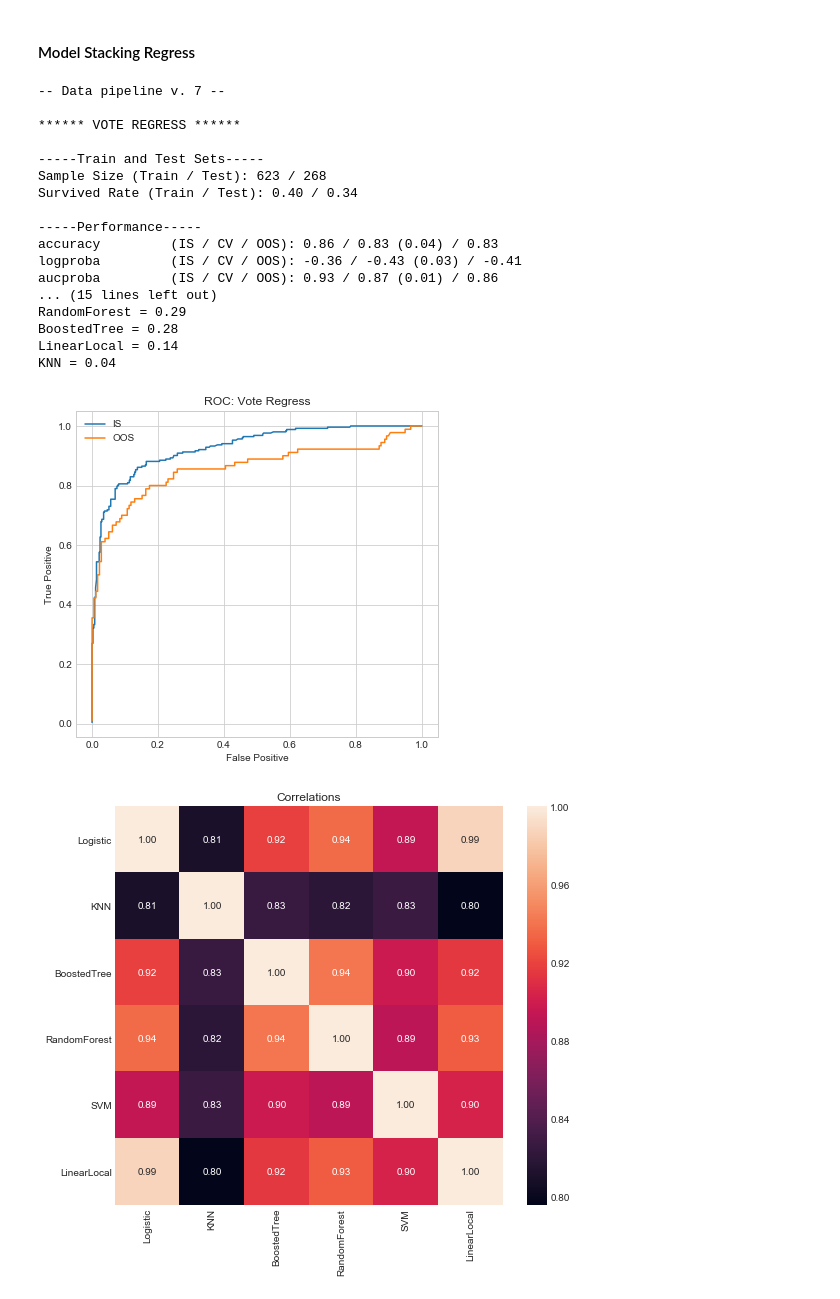
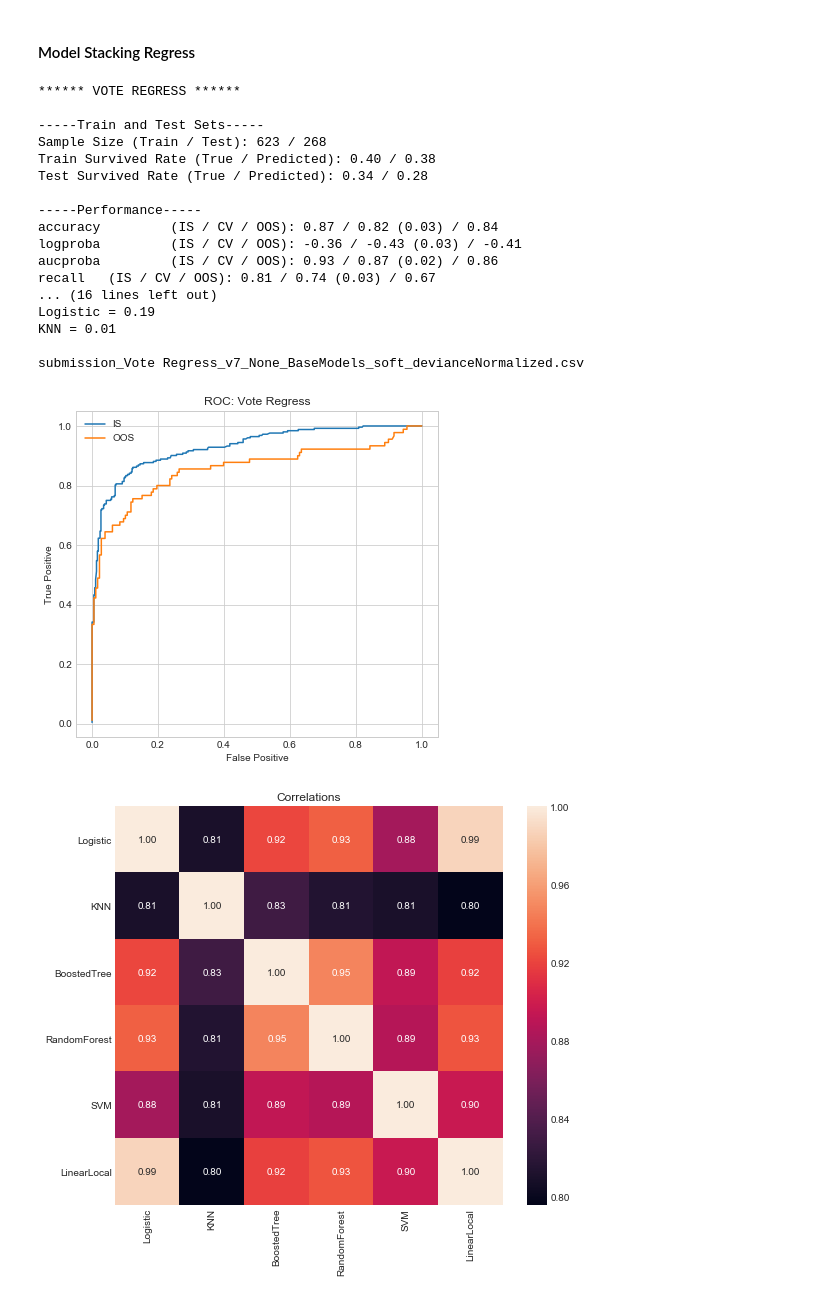
Before and after one commit to mysterious-ben/Titanic, a Jupyter notebook: run/run_model.ipynb, the cells around one changed output. Drawn from its saved outputs; the diff is of its cells as text; code cells hidden in the pictures.

```diff
--- a/run/run_model.ipynb
+++ b/run/run_model.ipynb
@@ -645,13 +667,15 @@ dtype: float64
 # %%
 np.random.seed(42)
 version = 7
+class_weight = None
 modelTreeCV = mdl.genModelCV(mdl.RandomForest, cv=5, grid={'max_leaf_nodes': (8, 16, 32, 64)})\
-    (scale='none', n_estimators=512, max_features=None, max_depth=None,class_weight='balanced')
+    (scale='none', n_estimators=512, max_features=None, max_depth=None, class_weight=class_weight)
 modelTreeCV.fitPredict(*[x for x in dtp.featuresPipelineTrainTest(dataOr, dataTOr, version=version)])
 modelTreeCV.printPlotSummary()
 submission = modelTreeCV.fitPredictSubmission(*dtp.featuresPipelineTrainTest(datafinOr, datafinTOr, version=version,
                                                                          verbose=False))
-submission.to_csv(os.path.join(submissionFolder, "submission_{}_v{}.csv".format(modelTreeCV.name, version)), index_label='PassengerId')
+submission.to_csv(os.path.join(submissionFolder, "submission_{}_v{}_{}.csv".format(
+    modelTreeCV.name, version, class_weight)), index_label='PassengerId')
 # %% [output]
 -- Data pipeline v. 7 --
 
@@ -680,11 +725,14 @@ max_leaf_nodes = 32.00
 # %%
 np.random.seed(42)
 version = 7
+class_weight = None#'balanced'
 modelBoostedTree = mdl.BoostedTree(scale='none', n_estimators=256, loss='deviance', learning_rate=0.1, subsample=1.,
-                                   max_features=None, max_depth=None, max_leaf_nodes=4, balanceWeights=True)
+                                   max_features=None, max_depth=None, max_leaf_nodes=4, class_weight=class_weight)
 modelBoostedTree.fitPredict(*[x for x in dtp.featuresPipelineTrainTest(dataOr, dataTOr, version=version)])
 modelBoostedTree.printPlotSummary()
 submission = modelBoostedTree.fitPredictSubmission(*dtp.featuresPipelineTrainTest(datafinOr, datafinTOr, version=version,
                                                                          verbose=False))
-submission.to_csv(os.path.join(submissionFolder, "submission_{}_v{}.csv".format(modelBoostedTree.name, version)), index_label='PassengerId')
+submissionName = "submission_{}_v{}_{}.csv".format(modelBoostedTree.name, version, class_weight)
+submission.to_csv(os.path.join(submissionFolder, submissionName), index_label='PassengerId')
+print(submissionName)
 # %% [output]
@@ -828,14 +900,16 @@ gamma = 0.06
 - Scale = 'none', as the features will be scaled by the Voting classifier
 # %%
 cv = 5
+# base_class_weight = 'balanced'
+base_class_weight = None
 # -- Base classifiers with parameters chosen by CV previously
 BaseLR = mdl.Logistic(fit_intercept=False, scale='none', C=10)
 BaseKNN = mdl.KNN(scale='none', n_neighbors=10, weights='uniform')
-BaseBoostedTree = mdl.BoostedTree(scale='none', n_estimators=256, loss='deviance', balanceWeights=True,
+BaseBoostedTree = mdl.BoostedTree(scale='none', n_estimators=256, loss='deviance', class_weight=base_class_weight,
                                   learning_rate=0.06, subsample=1., max_leaf_nodes=4)
 BaseRandomForest = mdl.RandomForest(scale='none', n_estimators=512, max_features=None,
-                                    max_leaf_nodes=16, class_weight='balanced')
-BaseSVM = mdl.SVM(scale='none', C=1., kernel='poly', degree=2, gamma=0.25, class_weight='balanced')
+                                    max_leaf_nodes=16, class_weight=base_class_weight)
+BaseSVM = mdl.SVM(scale='none', C=1., kernel='poly', degree=2, gamma=0.25, class_weight=base_class_weight)
 BaseLinearLocal = mdl.LogisticLinearLocal(scale='none', reg_type='ll', bw=4.)
 BaseModels = (('Logistic', BaseLR), ('KNN', BaseKNN), ('BoostedTree', BaseBoostedTree),
               ('RandomForest', BaseRandomForest), ('SVM', BaseSVM), ('LinearLocal', BaseLinearLocal))
@@ -845,12 +919,12 @@ BaseKNNCV = mdl.genModelCV(mdl.KNN, cv=cv, grid={'n_neighbors': [5, 10, 20]})(sc
 BaseBoostedTreeCV = mdl.genModelCV(ModelClass=mdl.BoostedTree, cv=cv,
                                    grid={'learning_rate': [0.12, 0.06], 'subsample': [1., 0.85, 0.7],
                                          'max_leaf_nodes': [4, 8]}) \
-    (scale='none', n_estimators=256, loss='deviance', max_features=None, balanceWeights=True)
+    (scale='none', n_estimators=256, loss='deviance', max_features=None, class_weight=base_class_weight)
 BaseRandomForestCV = mdl.genModelCV(ModelClass=mdl.RandomForest, cv=cv, grid={'max_leaf_nodes': [8, 16, 32]}) \
     (scale='none', n_estimators=512, max_features=None,
-     max_depth=None, max_leaf_nodes=None, class_weight='balanced')
+     max_depth=None, max_leaf_nodes=None, class_weight=base_class_weight)
 BaseSVMCV = mdl.genModelCV(ModelClass=mdl.SVM, cv=cv, grid={'degree': [2, 4], 'gamma': [0.06, 0.12, 0.25]}) \
-    (scale='none', C=1., kernel='poly', class_weight='balanced')
+    (scale='none', C=1., kernel='poly', class_weight=base_class_weight)
 BaseLinearLocalCV = mdl.genModelCV(ModelClass=mdl.LogisticLinearLocal, cv=cv, grid={'bw': [0.5, 1., 2., 4.]}) \
     (scale='none', reg_type='ll')
 # BaseGAMCV = mdl.genModelCV(ModelClass=mdl.LogisticGAM, grid={'lam': np.exp2(np.arange(-4, 5, 2))}) \
@@ -864,15 +938,15 @@ for i, j in itertools.product([5, 10, 20], ['uniform']):
     BaseModelsExt += [['KNN_{}_{}'.format(i, j), mdl.KNN(scale='none', n_neighbors=i, weights=j)]]
 for i, j, k in itertools.product([0.12, 0.06], [1., 0.85, 0.7], [4, 8]):
     BaseModelsExt += [['BoostedTree_learn{}_sub{}_leaf{}'.format(i, j, k),
-                    mdl.BoostedTree(scale='none', n_estimators=256, loss='deviance', learning_rate=i, subsample=j,
-                                    max_features=None, max_depth=None, max_leaf_nodes=k, balanceWeights=True)]]
+                       mdl.BoostedTree(scale='none', n_estimators=256, loss='deviance', learning_rate=i, subsample=j,
+                                       max_features=None, max_depth=None, max_leaf_nodes=k, class_weight=base_class_weight)]]
 for i in [8, 16, 32]:
     BaseModelsExt += [['RandomForest_leaf{}'.format(i),
-                    mdl.RandomForest(scale='none', n_estimators=512, max_features=None, max_depth=None,
-                                     max_leaf_nodes=i, class_weight='balanced')]]
+                       mdl.RandomForest(scale='none', n_estimators=512, max_features=None, max_depth=None,
+                                        max_leaf_nodes=i, class_weight=base_class_weight)]]
 for i, j in itertools.product([2, 4], [0.06, 0.12, 0.25]):
     BaseModelsExt += [['SVM_degree{}_gamma{}'.format(i, j),
-                    mdl.SVM(scale='none', C=1., kernel='poly', degree=i, gamma=j, class_weight='balanced')]]
+                       mdl.SVM(scale='none', C=1., kernel='poly', degree=i, gamma=j, class_weight=base_class_weight)]]
 for i in [0.5, 1., 2., 4.]:
     BaseModelsExt += [['LinearLocal_bw{}'.format(i),
                     mdl.LogisticLinearLocal(scale='none', reg_type='ll', bw=i)]]
@@ -987,35 +1062,36 @@ BoostedTree = 0.10
 # %%
 np.random.seed(42)
 baseSet = 'BaseModels'
 voting = 'soft'
 votingLoss = 'devianceNormalized'
 version = 7
 ModelVoteRegress = mdl.VoteRegress(weightsCv=5, scale='some', Models=BaseModelsSets[baseSet],
                                    voting=voting, loss=votingLoss, baseClassifiersInfo=False)
 ModelVoteRegress.fitPredict(*[x for x in dtp.featuresPipelineTrainTest(dataOr, dataTOr, version=version)])
 ModelVoteRegress.printPlotSummary()
 submission = ModelVoteRegress.fitPredictSubmission(*dtp.featuresPipelineTrainTest(datafinOr, datafinTOr,
                                                                                   version=version, verbose=False))
-submission.to_csv(os.path.join(submissionFolder, "submission_{}_v{}_{}_{}_{}.csv".format(ModelVoteRegress.name, version,
-                                                                                         baseSet, voting, votingLoss)),
-    index_label='PassengerId')
+submissionName = "submission_{}_v{}_{}_{}_{}_{}.csv".format(ModelVoteRegress.name, version, base_class_weight,
+                                                            baseSet, voting, votingLoss)
+submission.to_csv(os.path.join(submissionFolder, submissionName), index_label='PassengerId')
+print(submissionName)
 # %% [output]
--- Data pipeline v. 7 --
-
 ****** VOTE REGRESS ******
 
 -----Train and Test Sets-----
 Sample Size (Train / Test): 623 / 268
-Survived Rate (Train / Test): 0.40 / 0.34
+Train Survived Rate (True / Predicted): 0.40 / 0.38
+Test Survived Rate (True / Predicted): 0.34 / 0.28
 
 -----Performance-----
-accuracy         (IS / CV / OOS): 0.86 / 0.83 (0.04) / 0.83
+accuracy         (IS / CV / OOS): 0.87 / 0.82 (0.03) / 0.84
 logproba         (IS / CV / OOS): -0.36 / -0.43 (0.03) / -0.41
-aucproba         (IS / CV / OOS): 0.93 / 0.87 (0.01) / 0.86
-... (15 lines left out)
-RandomForest = 0.29
-BoostedTree = 0.28
-LinearLocal = 0.14
-KNN = 0.04
+aucproba         (IS / CV / OOS): 0.93 / 0.87 (0.02) / 0.86
+recall   (IS / CV / OOS): 0.81 / 0.74 (0.03) / 0.67
+... (16 lines left out)
+Logistic = 0.19
+KNN = 0.01
+
+submission_Vote Regress_v7_None_BaseModels_soft_devianceNormalized.csv
-[figure, old version]
+[figure, new version]
 [figure]
```
Also changed, not shown: parts of 12 cells of this notebook, 5 other files.
